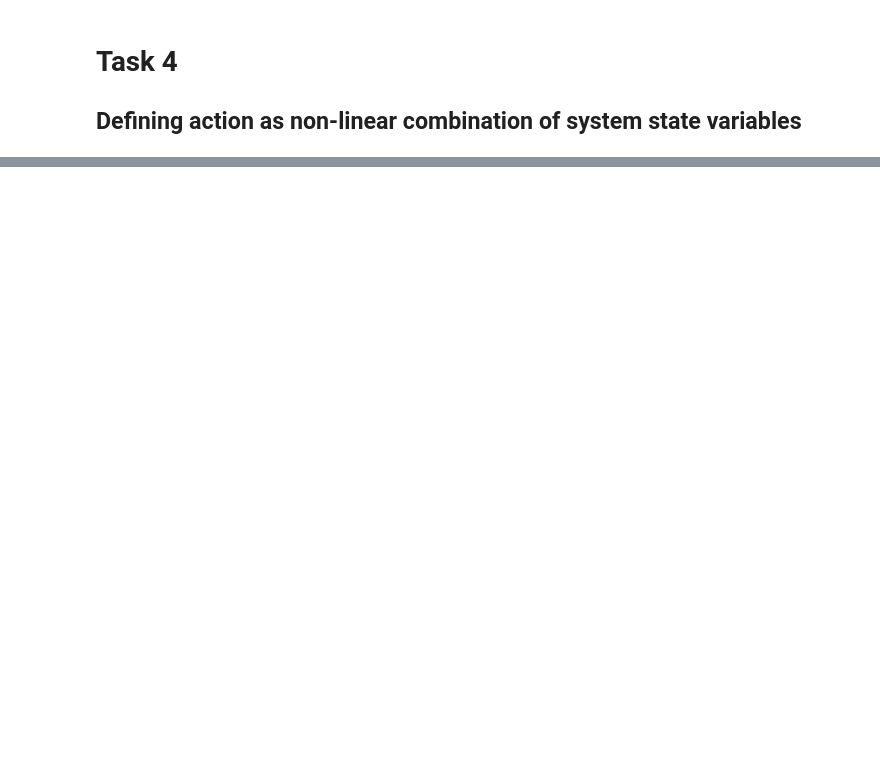
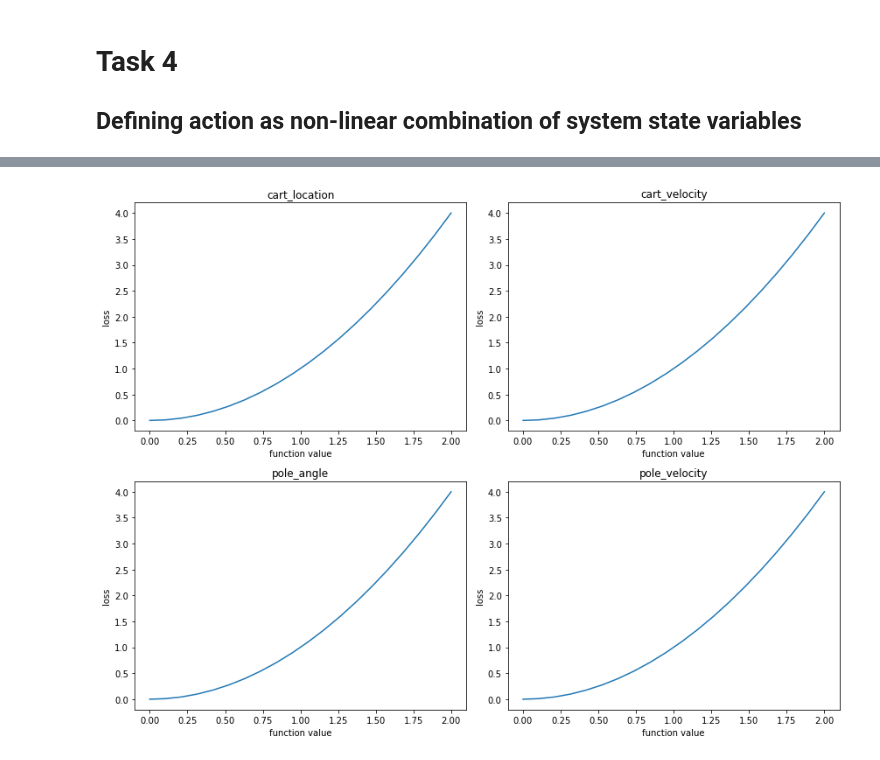
Before and after one commit to jordanesmith/SF3-Machine-Learning-Project, a Jupyter notebook: Task4.ipynb, the cells around one changed output, grey strips where cells are left out. Saved outputs shown, nothing was run; the diff lists cells and outputs as text; code cells hidden in the pictures; blank space fills up the shorter version.

```diff
--- a/Task4.ipynb
+++ b/Task4.ipynb
@@ -65,0 +28,10 @@ w_i = np.array([ 3.48555800e+02, -6.37890203e-01, -7.06130398e-02, -2.73892480e-
+# %%
+pca = PCA()#n_components=4
+pca.fit(policy_training_data)
+U = pca.components_
+sing_ = pca.singular_values_
+sing_matrix = np.zeros((4,4))
+for i in range(4):
+    sing_matrix[i,i] = sing_[i]
+W = np.matmul(np.matmul(U.T,sing_matrix), U)
+W
@@ -107,0 +181,22 @@ ax.legend()
+# %%
+fig, axs = plt.subplots(2,2, figsize=(12,9))
+total_loss = np.zeros(20)
+for j in range(4):
+    zer = [0,0,0,0]
+    x_list = []
+    for i in np.linspace(0,2,20):
+        x_ = zer.copy()
+        x_[j] = i
+        x_list.append(x_)
+
+    axs[int(round((j+1)/4,0)),j%2].plot(np.linspace(0,2,20), [loss(x_) for x_ in x_list])
+    axs[int(round((j+1)/4,0)),j%2].set_xlabel('function value')
+    axs[int(round((j+1)/4,0)),j%2].set_ylabel('loss')
+    axs[int(round((j+1)/4,0)),j%2].set_title(index_to_variable[j])
+    total_loss += np.array([loss(x_) for x_ in x_list])
+fig.tight_layout()
+# plt.plot([i for i in np.linspace(0,2,20)], total_loss, label='sum of all loss')
+# plt.legend()
+# plt.savefig(plot_path + 'new_loss_function')
+# %% [output]
+[figure, added]
```
Also changed, not shown: parts of 14 cells of this notebook, 3 other files.
